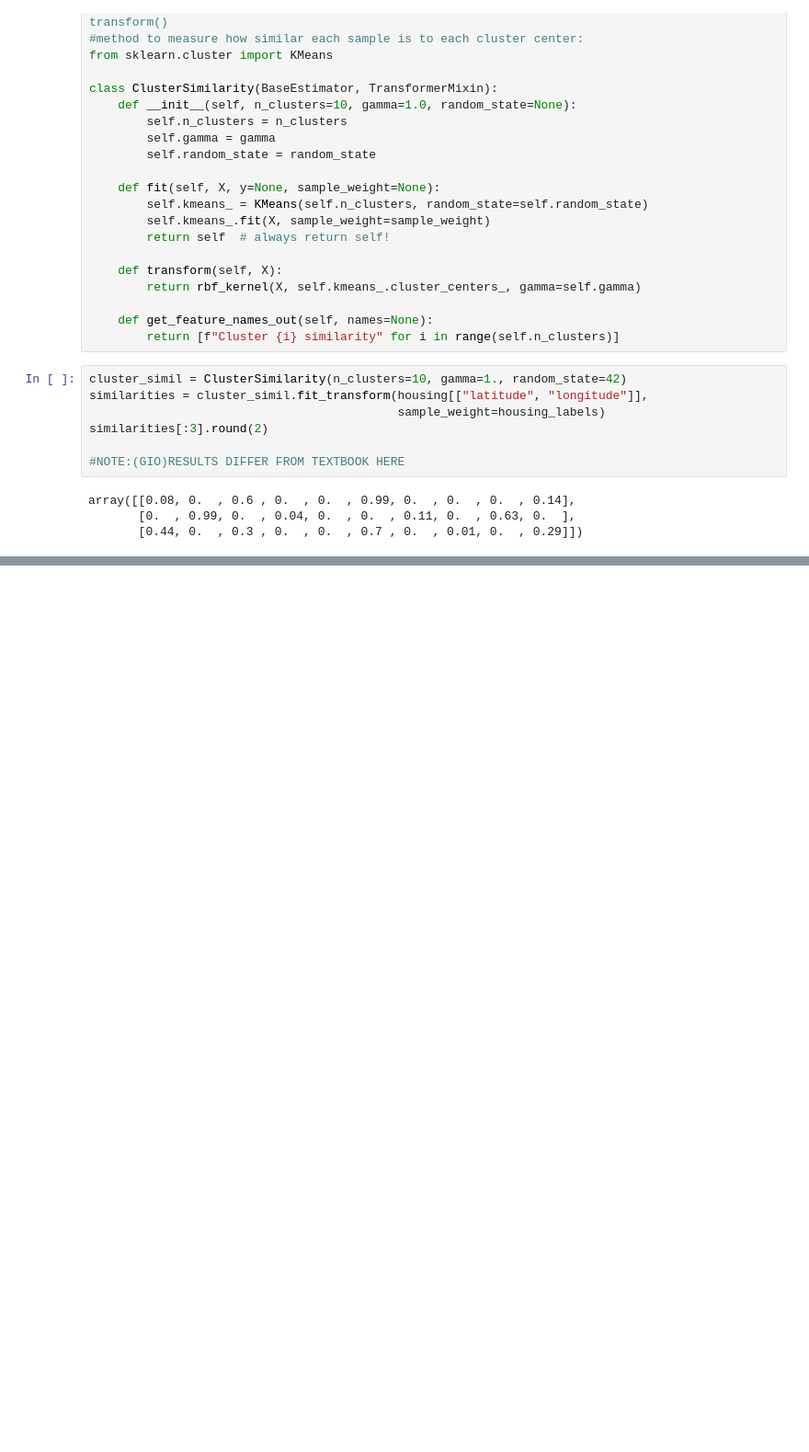
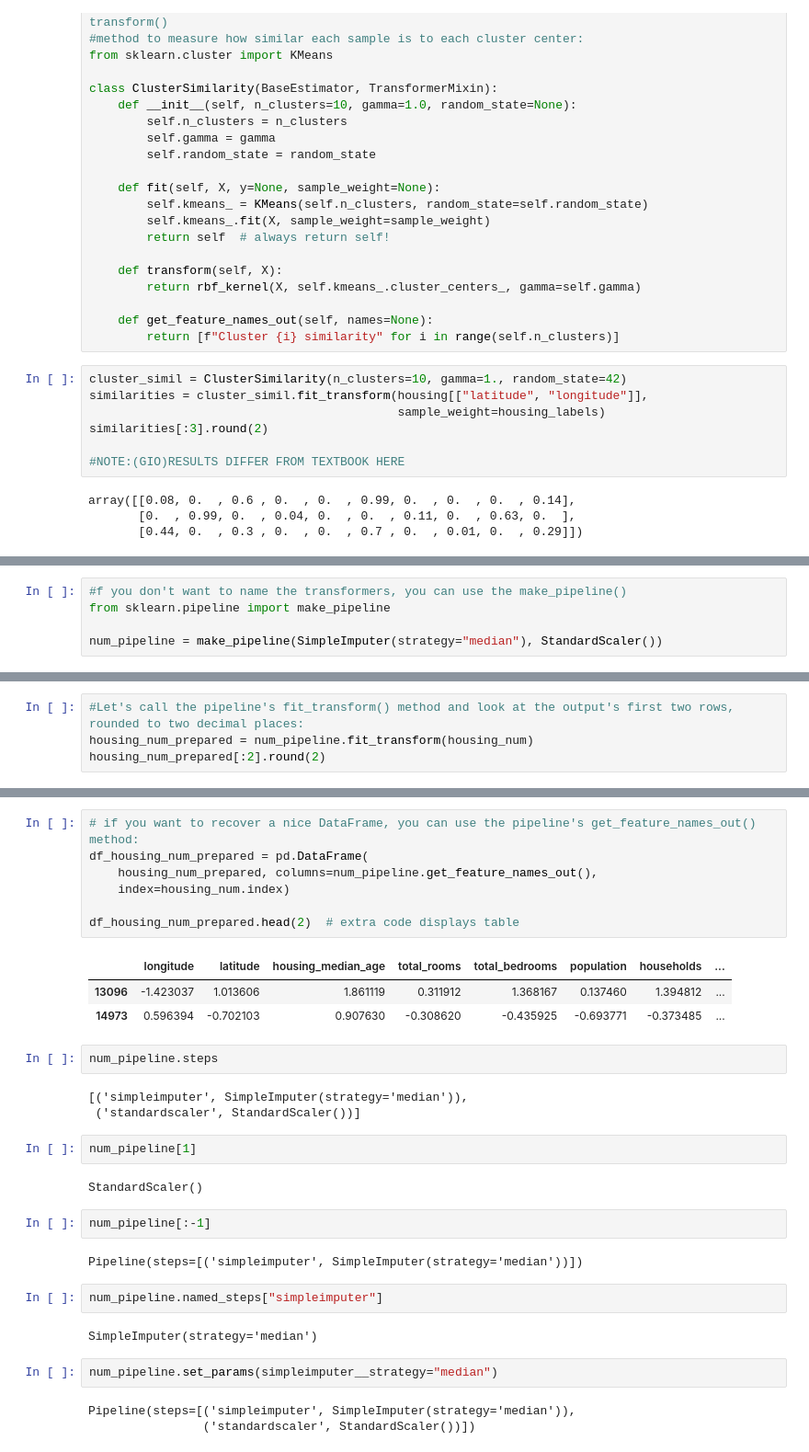
Before and after one commit to GioDude211/COSC3380_Project1, a Jupyter notebook: main.ipynb, the cells around one changed output, grey strips where cells are left out. Shown at 92% size. Cells and saved outputs as stored; diff of their text form; blank space fills up the shorter version.

```diff
--- a/main.ipynb
+++ b/main.ipynb
@@ -807,0 +824,5 @@ plt.show()
+# %%
+#f you don't want to name the transformers, you can use the make_pipeline()
+from sklearn.pipeline import make_pipeline
+
+num_pipeline = make_pipeline(SimpleImputer(strategy="median"), StandardScaler())
@@ -807,0 +839,4 @@ plt.show()
+# %%
+#Let's call the pipeline's fit_transform() method and look at the output's first two rows, rounded to two decimal places:
+housing_num_prepared = num_pipeline.fit_transform(housing_num)
+housing_num_prepared[:2].round(2)
@@ -807,0 +887,33 @@ plt.show()
+# %%
+# if you want to recover a nice DataFrame, you can use the pipeline's get_feature_names_out() method:
+df_housing_num_prepared = pd.DataFrame(
+    housing_num_prepared, columns=num_pipeline.get_feature_names_out(),
+    index=housing_num.index)
+
+df_housing_num_prepared.head(2)  # extra code displays table
+# %% [output]
+|  | longitude | latitude | housing_median_age | total_rooms | total_bedrooms | population | households | ... |
+| 13096 | -1.423037 | 1.013606 | 1.861119 | 0.311912 | 1.368167 | 0.137460 | 1.394812 | ... |
+| 14973 | 0.596394 | -0.702103 | 0.907630 | -0.308620 | -0.435925 | -0.693771 | -0.373485 | ... |
+# %%
+num_pipeline.steps
+# %% [output]
+[('simpleimputer', SimpleImputer(strategy='median')),
+ ('standardscaler', StandardScaler())]
+# %%
+num_pipeline[1]
+# %% [output]
+StandardScaler()
+# %%
+num_pipeline[:-1]
+# %% [output]
+Pipeline(steps=[('simpleimputer', SimpleImputer(strategy='median'))])
+# %%
+num_pipeline.named_steps["simpleimputer"]
+# %% [output]
+SimpleImputer(strategy='median')
+# %%
+num_pipeline.set_params(simpleimputer__strategy="median")
+# %% [output]
+Pipeline(steps=[('simpleimputer', SimpleImputer(strategy='median')),
+                ('standardscaler', StandardScaler())])
```
Also changed, not shown: parts of 15 cells of this notebook.
